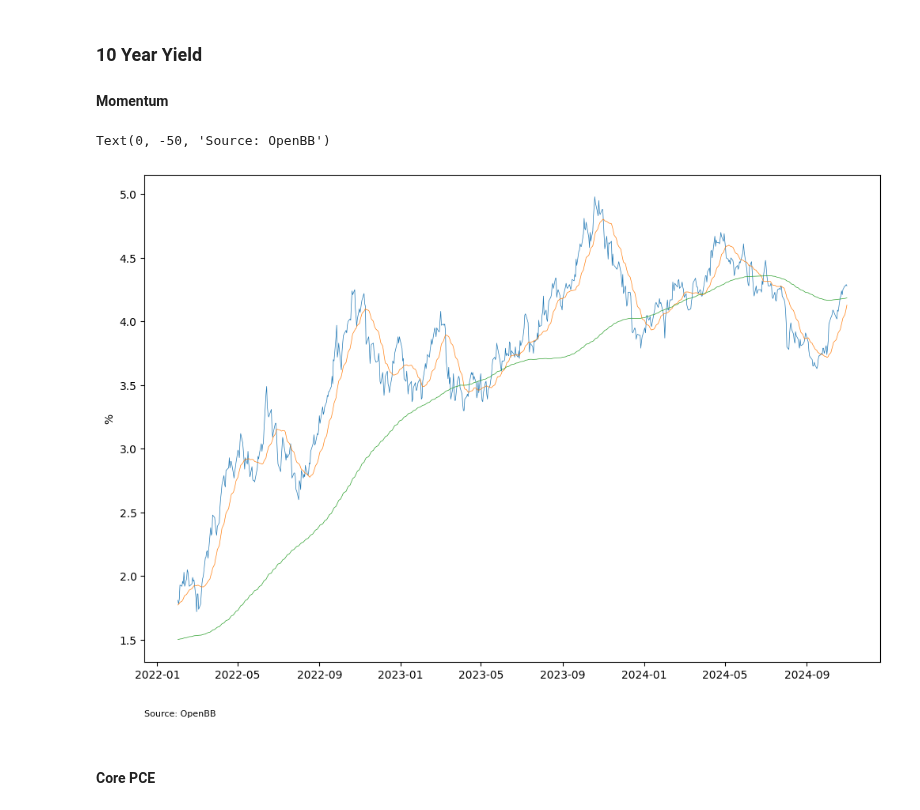
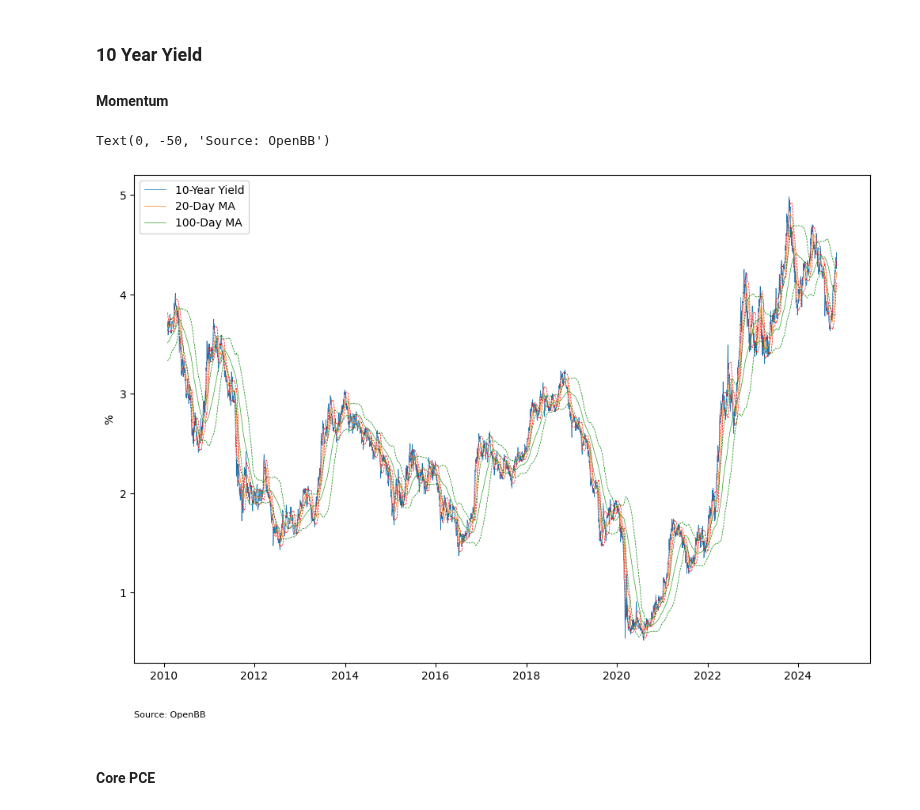
Before and after one commit to PatrickHLewis/Macro-Dashboard, a Jupyter notebook: Macro_Dashboard/Asset_Classes/Rates/Rates.ipynb, the cells around one changed output. Cells and saved outputs as stored; diff of their text form; code cells hidden in the pictures.

```diff
--- a/Macro_Dashboard/Asset_Classes/Rates/Rates.ipynb
+++ b/Macro_Dashboard/Asset_Classes/Rates/Rates.ipynb
@@ -58,7 +55,9 @@ start_date = "1950-10-01"
 country = "united_states"
 
 symbols_d = ['DGS1', 'DGS2', 'DGS3','DGS5','DGS7','DGS10','DGS20','DGS30',
-             'DFII5', 'DFII7', 'DFII10', 'DFII20', 'DFII30',
+             'DFII5', 'DFII7', 'DFII10', 'DFII20', 'DFII30','EXPINF1YR',
+             'EXPINF2YR',	'EXPINF3YR',	'EXPINF5YR',
+           'EXPINF7YR',	'EXPINF10YR',	'EXPINF30YR',
              'THREEFYTP1', 'THREEFYTP2', 'THREEFYTP3','THREEFYTP5',
              'THREEFYTP7','THREEFYTP10',
              'T5YIE5', 'T7YIE', 'T10YIE', 'T20YIE','T30YIE',
@@ -70,8 +69,7 @@ symbols_m = ['MTSDS133FMS','CEFDFSA066MSFRBPHI', 'CEFDISA066MSFRBNY', 'FCEXPSAMF
              'FRBATLWGT3MMAUMHWGO', 'FRBATLWGTUMHWGO', 'FRBKCLMCILA', 'PCEPILFE']
 symbols_q = ['GDP', 'GDPC1', 'USAGFCFQDSNAQ', 'NFIRSAXDCUSQ', 'USAPFCEQDSNAQ', 'DRTSCILM', 'BCNSDODNS',
              'COFC', 'TDSP', 'DPI',
-             'NETEXC', 'GFDEGDQ188S', 'GDPNOW']
-symbols_a = ['USAGGXONLBGDP','FYFSGDA188S']
+             'NETEXC', 'GFDEGDQ188S', 'GDPNOW','GDPPOT']
 
 freqs = ['w', 'm', 'q', 'a']
 
@@ -81,4 +79,3 @@ econ_data_wf = obb.economy.fred_series(symbol=symbols_wf, start_date=start_date,
 econ_data_ws = obb.economy.fred_series(symbol=symbols_ws, start_date=start_date, provider= 'fred').to_df()
 econ_data_m = obb.economy.fred_series(symbol=symbols_m, start_date=start_date, provider= 'fred').to_df()
 econ_data_q = obb.economy.fred_series(symbol=symbols_q, start_date=start_date, provider= 'fred').to_df()
-econ_data_a = obb.economy.fred_series(symbol=symbols_a, start_date=start_date, provider= 'fred').to_df()
@@ -122,6 +117,8 @@ def stochastic_oscillator(df, k_period=14, d_period=3, column='Close'):
     df = df.drop(columns=['Low_Min', 'High_Max'])
 
     return df[['%K', '%D']]
+# %%
+econ_data_d = econ_data_d.interpolate(method='linear')
 # %%
 ty_d = econ_data_d[['DGS1', 'DGS2', 'DGS3','DGS5','DGS7','DGS10','DGS20','DGS30', 'T10Y2Y']]
 ty_m = ty_d.resample(rule='M').last()
@@ -344,26 +341,34 @@ for i in rates:
 ### 10 Year Yield
 #### Momentum
 # %%
-chart_start = "2022-02"
+chart_start = "2010-02"
 
 y1 = ty_d['DGS10'].loc[chart_start:]
 y2 = ty_d['DGS10'].rolling(window=20).mean().loc[chart_start:]
-y3 = ty_d['DGS10'].rolling(window=200).mean().loc[chart_start:]
+y2_h = ty_d['DGS10'].rolling(window=20).mean().loc[chart_start:] + ty_d['DGS10'].rolling(window=20).std()
+y2_l = ty_d['DGS10'].rolling(window=20).mean().loc[chart_start:] - ty_d['DGS10'].rolling(window=20).std()
+y3 = ty_d['DGS10'].rolling(window=100).mean().loc[chart_start:]
+y3_h = ty_d['DGS10'].rolling(window=100).mean().loc[chart_start:] + ty_d['DGS10'].rolling(window=100).std()
+y3_l = ty_d['DGS10'].rolling(window=100).mean().loc[chart_start:] - ty_d['DGS10'].rolling(window=100).std()
+
 
 fig, ax = plt.subplots(figsize=(12,8))
 ax.plot(y1, label="10-Year Yield", linewidth=0.5)
 ax.plot(y2, label="20-Day MA", linewidth=0.5)
-ax.plot(y3, label="20-Day MA", linewidth=0.5)
+ax.plot(y2_h, linestyle="--", color='red', linewidth=0.5)
+ax.plot(y2_l, linestyle="--", color='red',linewidth=0.5)
+ax.plot(y3, label="100-Day MA", linewidth=0.5)
+ax.plot(y3_h, linestyle="--", color='green', linewidth=0.5)
+ax.plot(y3_l, linestyle="--", color='green',linewidth=0.5)
 ax.set_ylabel(ylabel="%")
 lines, labels = ax.get_legend_handles_labels()
-lines2, labels2 = ax1.get_legend_handles_labels()
-ax1.legend(lines + lines2, labels + labels2)
+ax.legend()
 #ax.xaxis.set_major_locator(matplotlib.dates.YearLocator())
 plt.annotate('Source: OpenBB', xy=(0, -50), xycoords='axes points', color='black', fontsize=8)
 #fig.autofmt_xdate()
 # %% [output]
 Text(0, -50, 'Source: OpenBB')
-[figure, old version]
+[figure, new version]
 # %% [markdown]
 #### Core PCE
 # %%
```
Also changed, not shown: parts of 22 cells of this notebook, 9 other files.
